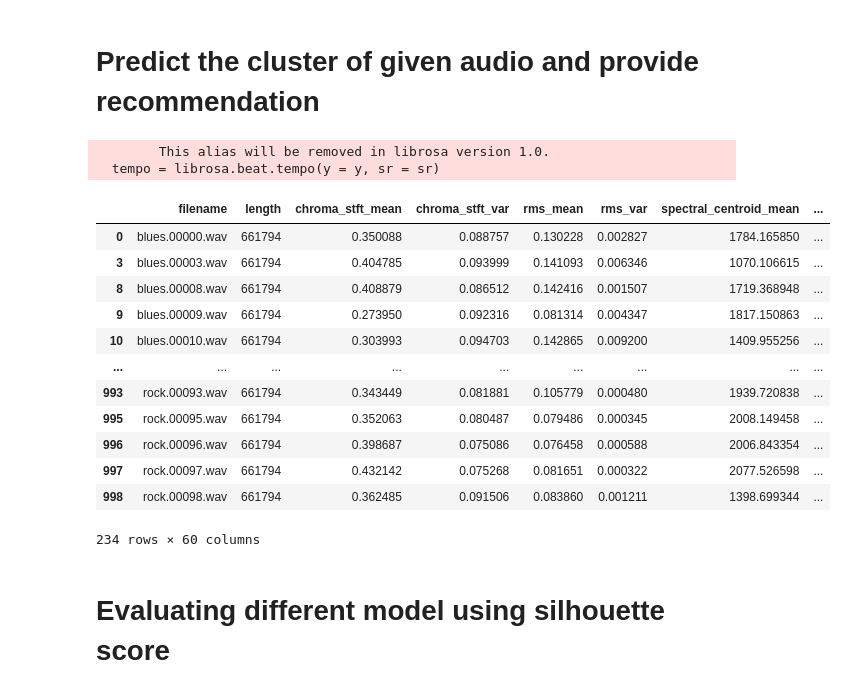
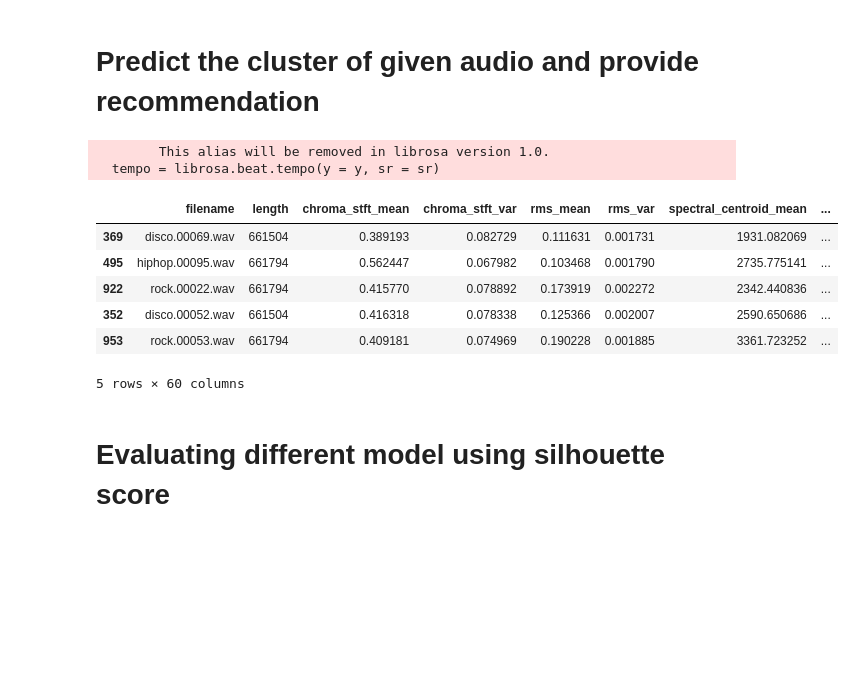
Before and after one commit to jiasheng59/MLusic, a Jupyter notebook: [gtzan features][Sklearn version] CS3264_Group_Project_(K means clustering).ipynb, the cells around one changed output. Saved outputs shown, nothing was run; the diff lists cells and outputs as text; code cells hidden in the pictures; blank space fills up the shorter version.

Commit message:
Update predict_and_update

```diff
--- a/[gtzan features][Sklearn version] CS3264_Group_Project_(K means clustering).ipynb
+++ b/[gtzan features][Sklearn version] CS3264_Group_Project_(K means clustering).ipynb
@@ -162,32 +162,27 @@ df.head(1).iloc[:,2:-1]
 # %% [markdown]
 # Predict the cluster of given audio and provide recommendation
 # %%
-def predict_and_update(input_audio_path: str, training_df: pd.DataFrame):
+def predict_and_update(input_audio_path: str, training_df: pd.DataFrame, n: int) -> pd.DataFrame:
   """
   Output all the datas that have the same label as the given input.
   Note that the input will not be stored into the data set.
   """
   features = audio_to_dfcols(input_audio_path, training_df.columns)
   kmeans = KMeans(n_init = 'auto').fit(training_df.to_numpy())
-  return df[kmeans.labels_ == kmeans.predict(features.to_numpy())]
+  filtered = df[kmeans.labels_ == kmeans.predict(features.to_numpy())]
+  return filtered.sample(n = min(n, len(filtered)))
 # %%
-predict_and_update(audio_1_filepath, training_df)
+predict_and_update(audio_1_filepath, training_df, 5)
 # %% [output]
         This alias will be removed in librosa version 1.0.
   tempo = librosa.beat.tempo(y = y, sr = sr)
 |  | filename | length | chroma_stft_mean | chroma_stft_var | rms_mean | rms_var | spectral_centroid_mean | ... |
-| 0 | blues.00000.wav | 661794 | 0.350088 | 0.088757 | 0.130228 | 0.002827 | 1784.165850 | ... |
-| 3 | blues.00003.wav | 661794 | 0.404785 | 0.093999 | 0.141093 | 0.006346 | 1070.106615 | ... |
-| 8 | blues.00008.wav | 661794 | 0.408879 | 0.086512 | 0.142416 | 0.001507 | 1719.368948 | ... |
-| 9 | blues.00009.wav | 661794 | 0.273950 | 0.092316 | 0.081314 | 0.004347 | 1817.150863 | ... |
-| 10 | blues.00010.wav | 661794 | 0.303993 | 0.094703 | 0.142865 | 0.009200 | 1409.955256 | ... |
-| ... | ... | ... | ... | ... | ... | ... | ... | ... |
-| 993 | rock.00093.wav | 661794 | 0.343449 | 0.081881 | 0.105779 | 0.000480 | 1939.720838 | ... |
-| 995 | rock.00095.wav | 661794 | 0.352063 | 0.080487 | 0.079486 | 0.000345 | 2008.149458 | ... |
-| 996 | rock.00096.wav | 661794 | 0.398687 | 0.075086 | 0.076458 | 0.000588 | 2006.843354 | ... |
-| 997 | rock.00097.wav | 661794 | 0.432142 | 0.075268 | 0.081651 | 0.000322 | 2077.526598 | ... |
-| 998 | rock.00098.wav | 661794 | 0.362485 | 0.091506 | 0.083860 | 0.001211 | 1398.699344 | ... |
+| 369 | disco.00069.wav | 661504 | 0.389193 | 0.082729 | 0.111631 | 0.001731 | 1931.082069 | ... |
+| 495 | hiphop.00095.wav | 661794 | 0.562447 | 0.067982 | 0.103468 | 0.001790 | 2735.775141 | ... |
+| 922 | rock.00022.wav | 661794 | 0.415770 | 0.078892 | 0.173919 | 0.002272 | 2342.440836 | ... |
+| 352 | disco.00052.wav | 661504 | 0.416318 | 0.078338 | 0.125366 | 0.002007 | 2590.650686 | ... |
+| 953 | rock.00053.wav | 661794 | 0.409181 | 0.074969 | 0.190228 | 0.001885 | 3361.723252 | ... |
-234 rows × 60 columns
+5 rows × 60 columns
 # %% [markdown]
 # Evaluating different model using silhouette score
 # %%
```
